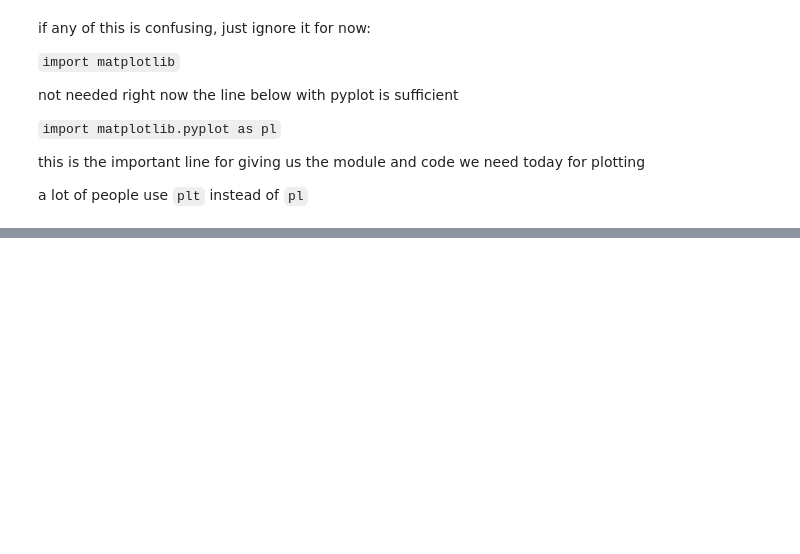
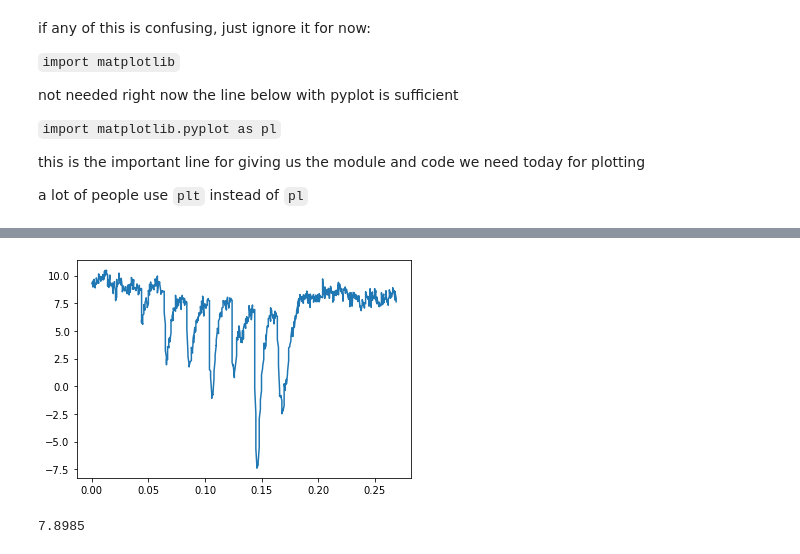
Before and after one commit to mikislin/summer20-Intro-python, a Jupyter notebook: 04_Numpy_Lecture.ipynb, the cells around one changed output, grey strips where cells are left out. Cells and saved outputs as stored; diff of their text form; code cells hidden in the pictures; blank space fills up the shorter version.

```diff
--- a/04_Numpy_Lecture.ipynb
+++ b/04_Numpy_Lecture.ipynb
@@ -42,7 +65,15 @@ a lot of people use `plt` instead of `pl`
 # %%
 # For each time point, compute (and plot) the average values across all recordings
 # (mean of all values along axis 1)
+
+plt.plot(etime, ephys_data.mean(axis=1));
+# %% [output]
+[figure, added]
 # %%
 # Median value of all samples at 100ms
+idx = np.where(etime ==0.1)
+np.median(ephys_data[:int(idx[0][0])])
+# %% [output]
+7.8985
 # %%
 # Sum (area under curve) for each recording:
```
Also changed, not shown: parts of 13 cells of this notebook.
